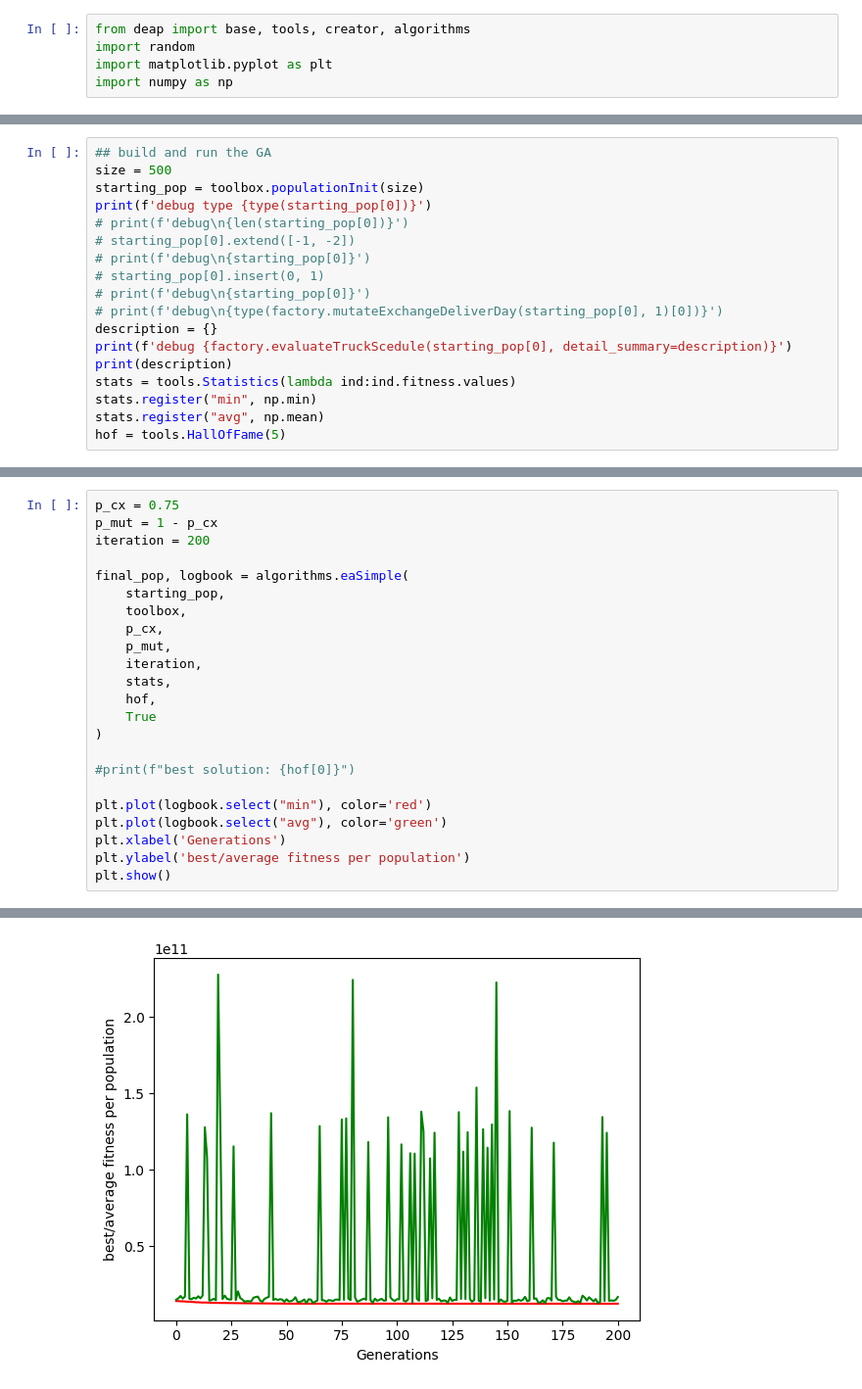
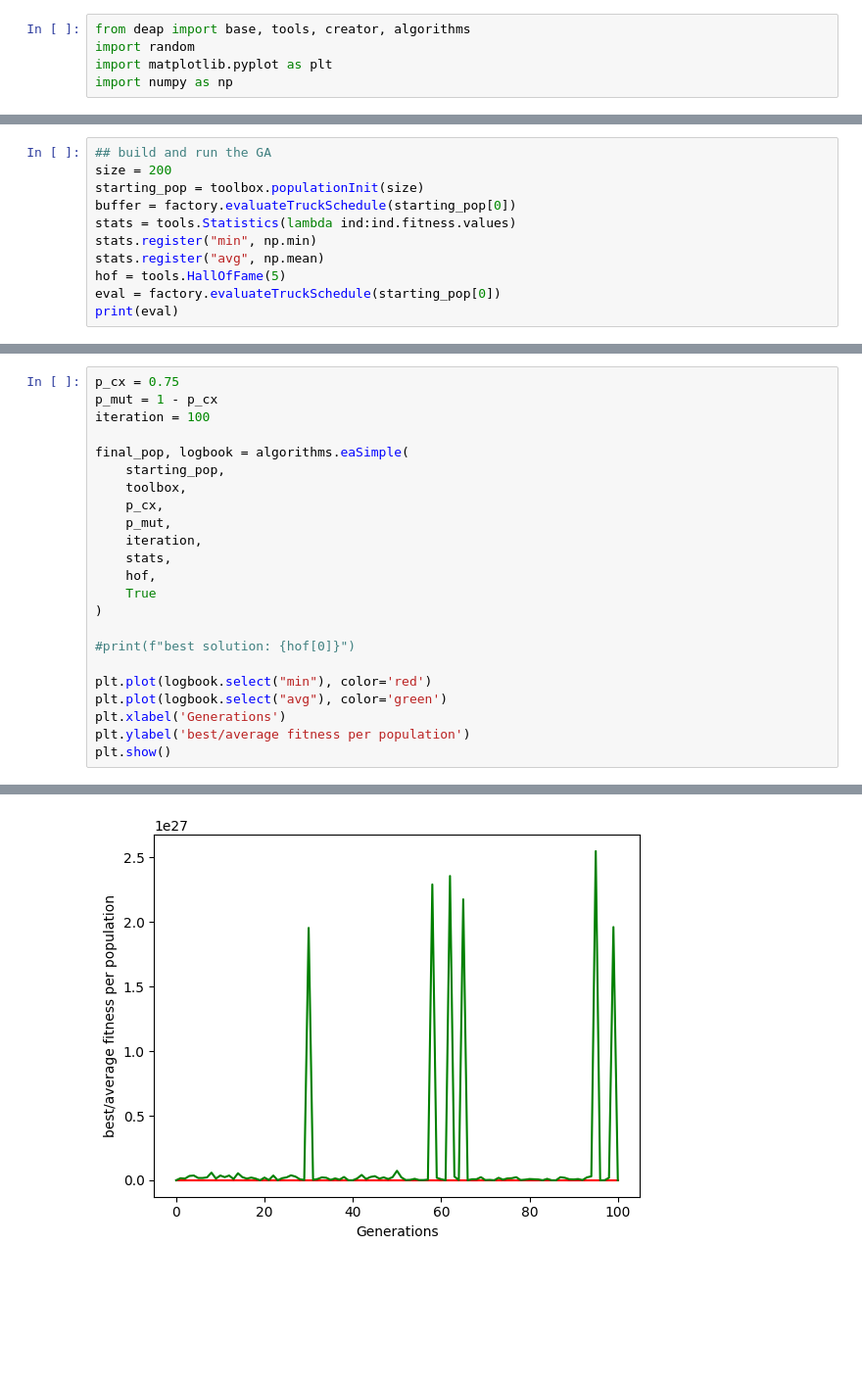
Before and after one commit to JoshuaNgerng/VRP_DEAP, a Jupyter notebook: deap.ipynb, the cells around one changed output, grey strips where cells are left out. Shown: that part at 98% size. Cells and saved outputs as stored; diff of their text form; blank space fills up the shorter version.

```diff
--- a/deap.ipynb
+++ b/deap.ipynb
@@ -35,20 +37,13 @@ toolbox.register("mate", factory.crossoverTruck)
 toolbox.register("mutate", mutExplore, indpb=0.1)
 # %%
 ## build and run the GA
-size = 500
+size = 200
 starting_pop = toolbox.populationInit(size)
-print(f'debug type {type(starting_pop[0])}')
-# print(f'debug\n{len(starting_pop[0])}')
-# starting_pop[0].extend([-1, -2])
-# print(f'debug\n{starting_pop[0]}')
-# starting_pop[0].insert(0, 1)
-# print(f'debug\n{starting_pop[0]}')
-# print(f'debug\n{type(factory.mutateExchangeDeliverDay(starting_pop[0], 1)[0])}')
-description = {}
-print(f'debug {factory.evaluateTruckScedule(starting_pop[0], detail_summary=description)}')
-print(description)
+buffer = factory.evaluateTruckSchedule(starting_pop[0])
 stats = tools.Statistics(lambda ind:ind.fitness.values)
 stats.register("min", np.min)
 stats.register("avg", np.mean)
 hof = tools.HallOfFame(5)
+eval = factory.evaluateTruckSchedule(starting_pop[0])
+print(eval)
 # %% [output]
@@ -58,7 +51,7 @@ debug 15121251529.214108
 # %%
 p_cx = 0.75
 p_mut = 1 - p_cx
-iteration = 200
+iteration = 100
 
 final_pop, logbook = algorithms.eaSimple(
     starting_pop,
@@ -99,4 +92,4 @@ gen     nevals  min             avg
-[figure, old version]
+[figure, new version]
 # %%
 plt.plot(logbook.select("min"), color='red')
 # plt.plot(logbook.select("avg"), color='green')
```
Also changed, not shown: parts of 15 cells of this notebook, 2 other files.
